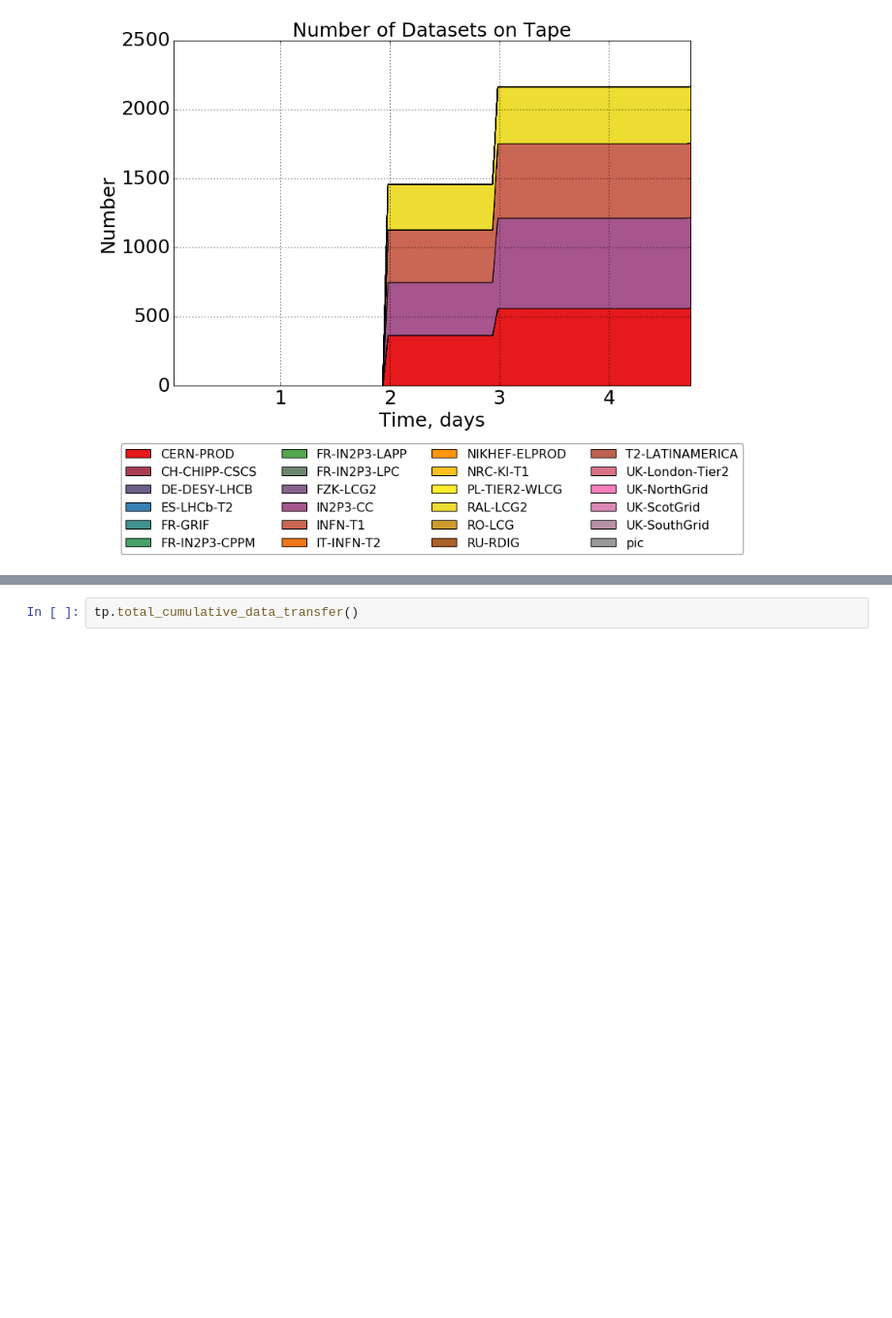
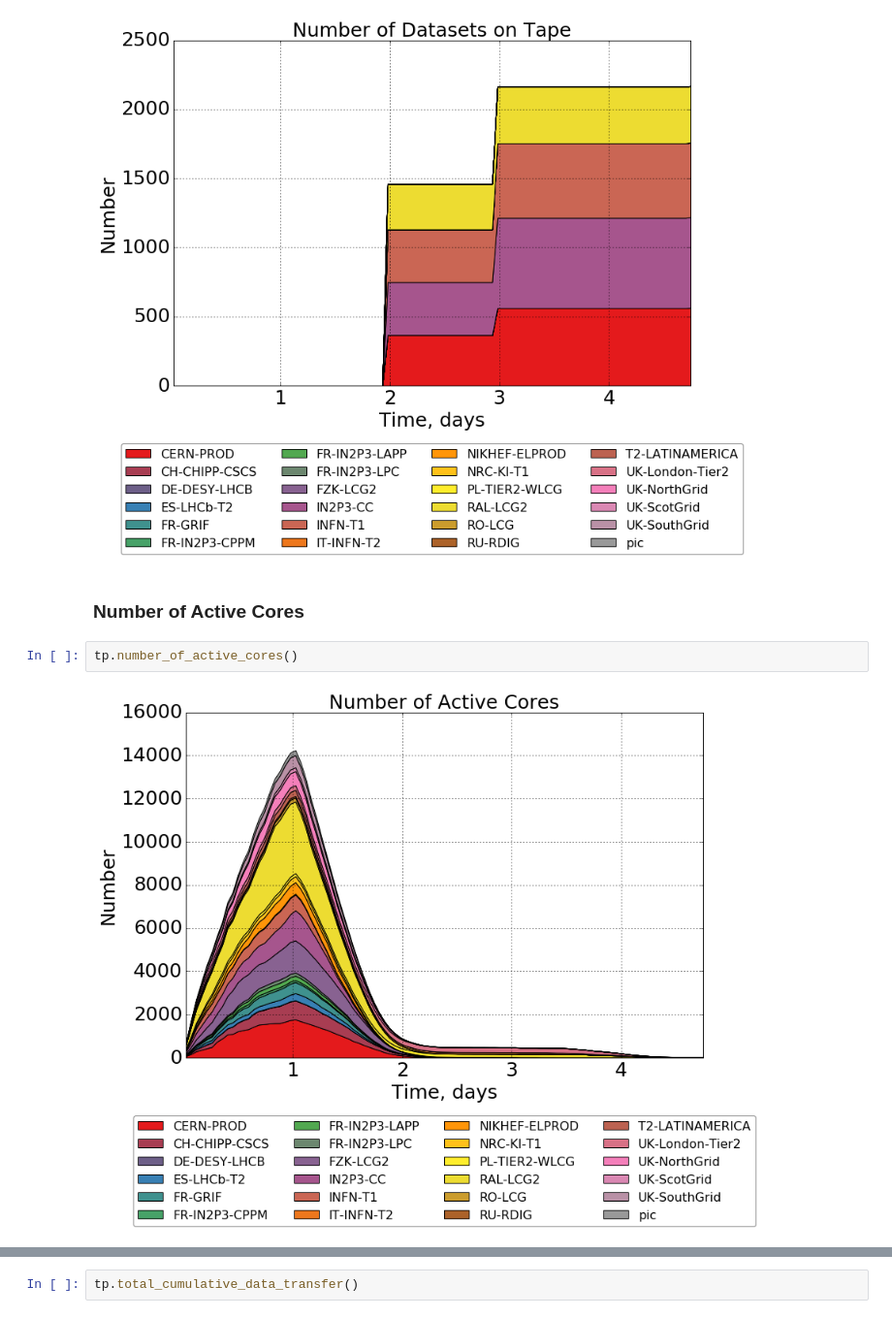
Before and after one commit to skygrid/grid_simulation, a Jupyter notebook: results/SimulationResults.ipynb, the cells around one changed output, grey strips where cells are left out. Shown at 97% size. Cells and saved outputs as stored; diff of their text form; blank space fills up the shorter version.

Commit message:
Number of active cores.

```diff
--- a/results/SimulationResults.ipynb
+++ b/results/SimulationResults.ipynb
@@ -189,4 +210,10 @@ tp.number_of_datasets_ondisk()
 tp.number_of_datasets_ontape()
 # %% [output]
 [figure]
+# %% [markdown]
+### Number of Active Cores
+# %%
+tp.number_of_active_cores()
+# %% [output]
+[figure, added]
 # %% [markdown]
```
Also changed, not shown: parts of 2 cells of this notebook, 1 other file.
